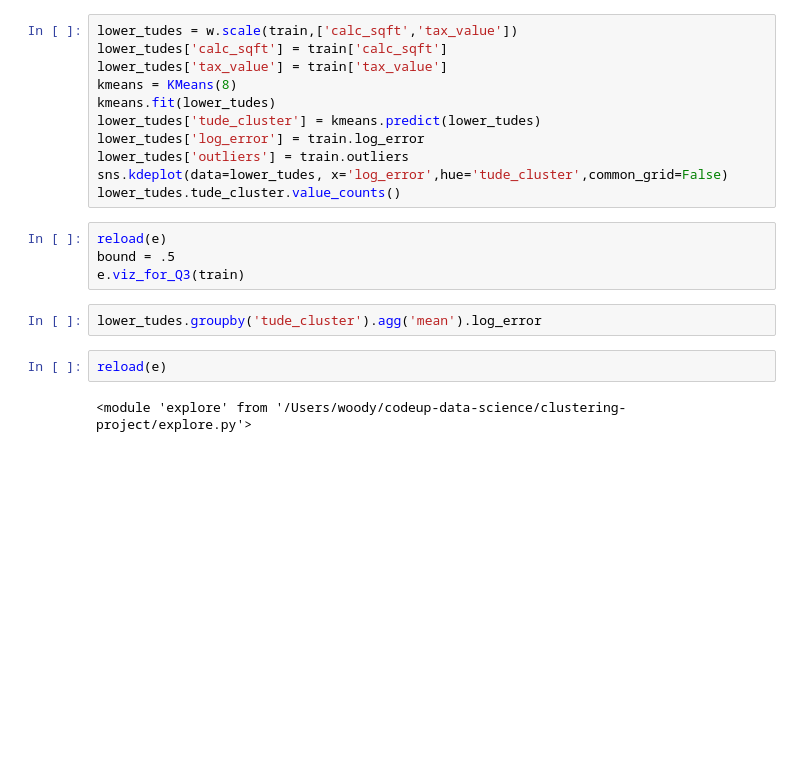
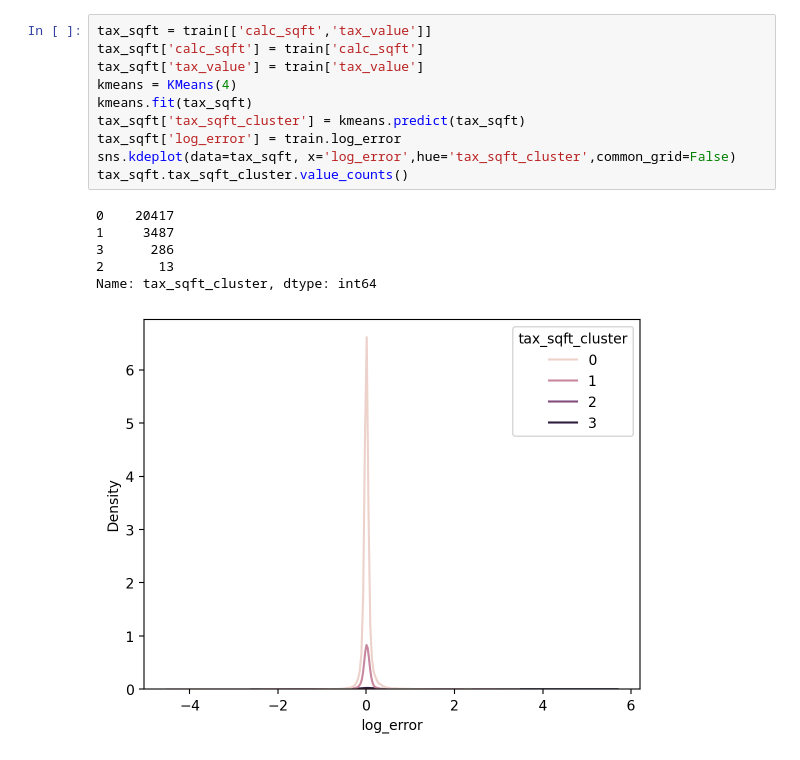
Before and after one commit to L-G-B-Team/clustering-project, a Jupyter notebook: woody_explore.ipynb, the cells around one changed output. Cells and saved outputs as stored; diff of their text form; blank space fills up the shorter version.

```diff
--- a/woody_explore.ipynb
+++ b/woody_explore.ipynb
@@ -30,21 +46,17 @@ train.bound_group.value_counts()
 # %%
-lower_tudes = w.scale(train,['calc_sqft','tax_value'])
-lower_tudes['calc_sqft'] = train['calc_sqft']
-lower_tudes['tax_value'] = train['tax_value']
-kmeans = KMeans(8)
-kmeans.fit(lower_tudes)
-lower_tudes['tude_cluster'] = kmeans.predict(lower_tudes)
-lower_tudes['log_error'] = train.log_error
-lower_tudes['outliers'] = train.outliers
-sns.kdeplot(data=lower_tudes, x='log_error',hue='tude_cluster',common_grid=False)
-lower_tudes.tude_cluster.value_counts()
+tax_sqft = train[['calc_sqft','tax_value']]
+tax_sqft['calc_sqft'] = train['calc_sqft']
+tax_sqft['tax_value'] = train['tax_value']
+kmeans = KMeans(4)
+kmeans.fit(tax_sqft)
+tax_sqft['tax_sqft_cluster'] = kmeans.predict(tax_sqft)
+tax_sqft['log_error'] = train.log_error
+sns.kdeplot(data=tax_sqft, x='log_error',hue='tax_sqft_cluster',common_grid=False)
+tax_sqft.tax_sqft_cluster.value_counts()
+# %% [output]
+0    20417
+1     3487
+3      286
+2       13
+Name: tax_sqft_cluster, dtype: int64
+[figure, added]
-# %%
-reload(e)
-bound = .5
-e.viz_for_Q3(train)
-# %%
-lower_tudes.groupby('tude_cluster').agg('mean').log_error
-# %%
-reload(e)
-# %% [output]
-<module 'explore' from '/Users/woody/codeup-data-science/clustering-project/explore.py'>
```
Also changed, not shown: parts of 8 cells of this notebook, 1 other file.
